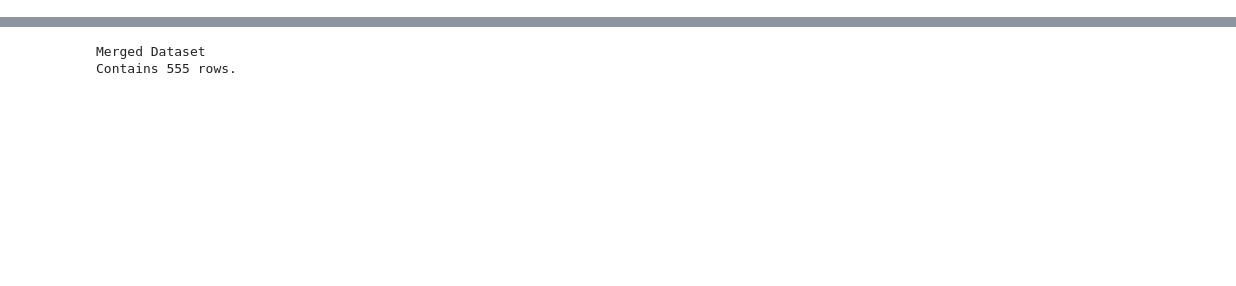
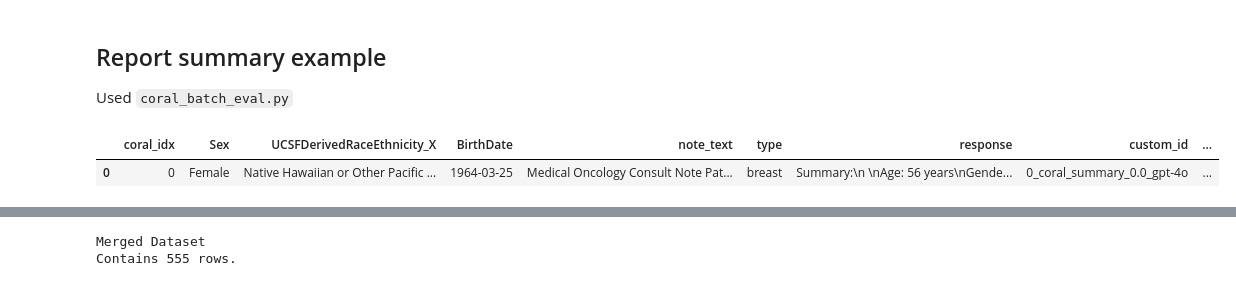
Before and after one commit to BittermanLab/OncoRABBITS, a Jupyter notebook: src/coral_count/coral_eval.ipynb, the cells around one changed output, grey strips where cells are left out. Cells and saved outputs as stored; diff of their text form; code cells hidden in the pictures; blank space fills up the shorter version.

```diff
--- a/src/coral_count/coral_eval.ipynb
+++ b/src/coral_count/coral_eval.ipynb
@@ -12 +11,15 @@ pd.set_option("display.max_rows", None)
 pd.set_option("display.max_colwidth", None)
+# %% [markdown]
+## Report summary example
+Used `coral_batch_eval.py`
+# %%
+# Read in data/coral/counts/combined_df_with_responses.csv and drug counts
+combined_df_with_responses = pd.read_csv(
+    "../../data/coral/counts/combined_df_with_responses.csv"
+)
+drug_counts = pd.read_csv("../../data/coral/counts/drug_counts.csv")
+
+combined_df_with_responses.head(1)
+# %% [output]
+|  | coral_idx | Sex | UCSFDerivedRaceEthnicity_X | BirthDate | note_text | type | response | custom_id | ... |
+| 0 | 0 | Female | Native Hawaiian or Other Pacific ... | 1964-03-25 | Medical Oncology Consult Note Pat... | breast | Summary:\n \nAge: 56 years\nGende... | 0_coral_summary_0.0_gpt-4o | ... |
```
Also changed, not shown: parts of 6 cells of this notebook, 10 other files.
